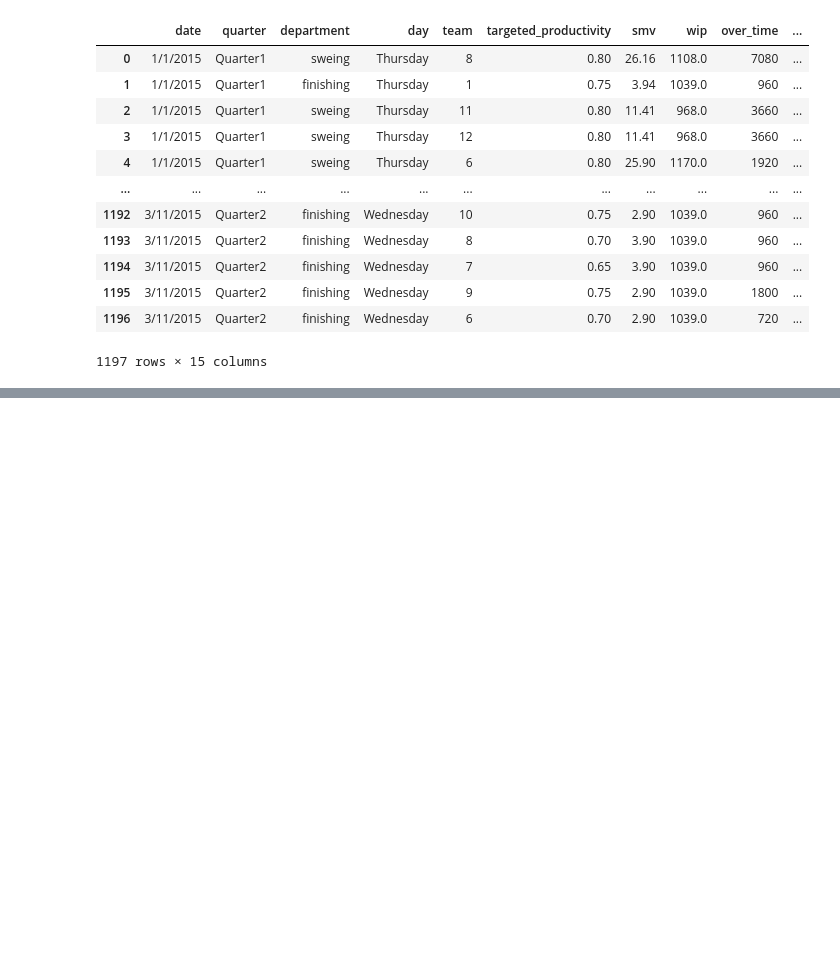
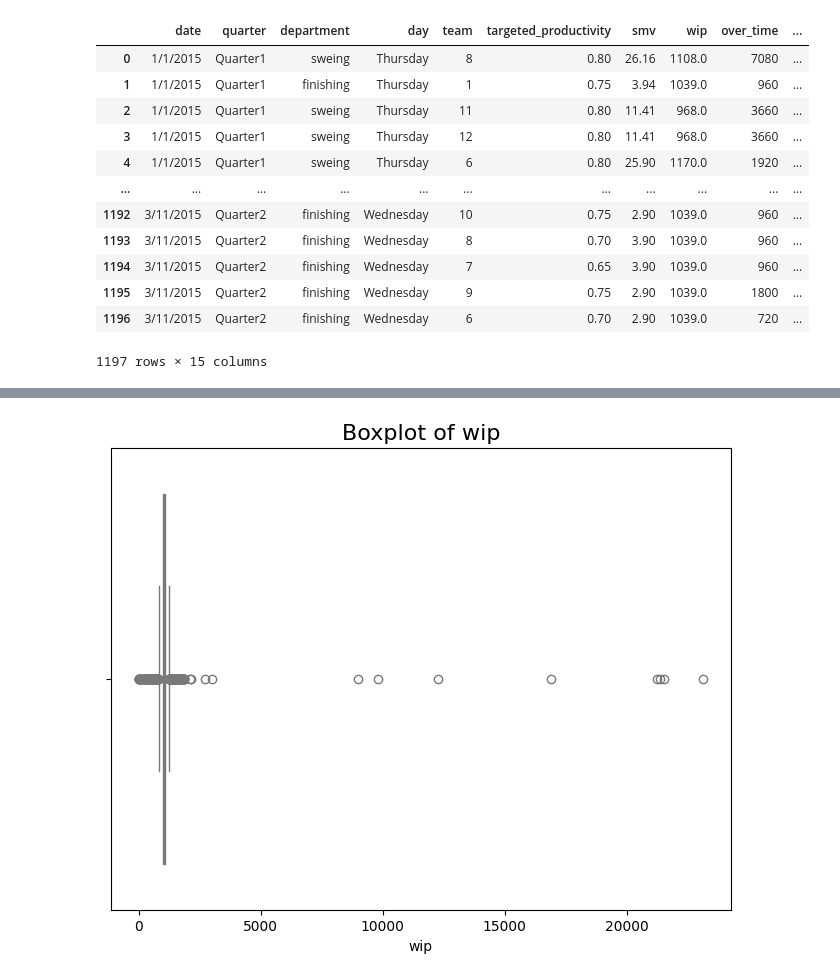
Before and after one commit to bagassarendra/MSIB-CapstoneProject, a Jupyter notebook: CapstoneBagas.ipynb, the cells around one changed output, grey strips where cells are left out. Cells and saved outputs as stored; diff of their text form; code cells hidden in the pictures; blank space fills up the shorter version.

```diff
--- a/CapstoneBagas.ipynb
+++ b/CapstoneBagas.ipynb
@@ -237,0 +275,8 @@ dataset
+# %%
+plt.figure(figsize=(8, 6))
+sns.boxplot(data=dataset, x='wip', color='lightblue')
+plt.title('Boxplot of wip', fontsize=16)
+plt.xlabel('wip')
+plt.show()
+# %% [output]
+[figure, added]
```
Also changed, not shown: parts of 15 cells of this notebook.
